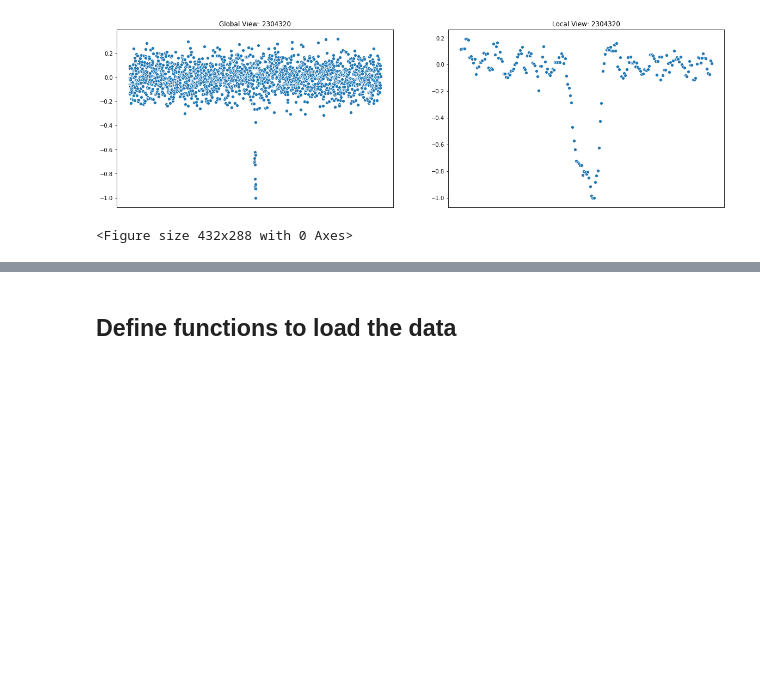
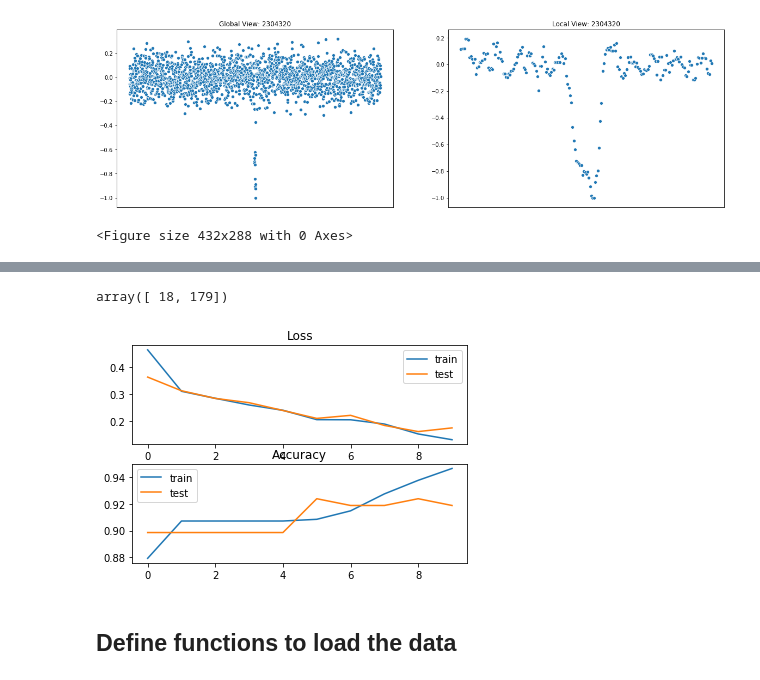
Before and after one commit to travisrmetz/w210, a Jupyter notebook: w2p/exoplanet_model.ipynb, the cells around one changed output, grey strips where cells are left out. Cells and saved outputs as stored; diff of their text form; code cells hidden in the pictures; blank space fills up the shorter version.

Commit message:
model updated

```diff
--- a/w2p/exoplanet_model.ipynb
+++ b/w2p/exoplanet_model.ipynb
@@ -87,8 +100,8 @@ Name: koi_disposition, dtype: int64
 # %%
 LOCAL='localbinned.csv'
 GLOBAL='globalbinned.csv'
-x_local=pd.read_csv(os.path.join(PROCESSED_DATA_DIR,LOCAL))
-x_global=pd.read_csv(os.path.join(PROCESSED_DATA_DIR,GLOBAL))
+x_local=pd.read_csv(os.path.join(PROCESSED_DATA_DIR,LOCAL)).to_numpy()
+x_global=pd.read_csv(os.path.join(PROCESSED_DATA_DIR,GLOBAL)).to_numpy()
 print(x_local.shape)
 print(x_global.shape)
 # %% [output]
@@ -137,0 +132,13 @@ ValueError: Input 0 of layer conv1d is incompatible with the layer: : expected m
+# %%
+
+
+#turn output into categorical variable with encoding
+Y=processed.koi_disposition
+print(Y[0:10])
+le=LabelEncoder()
+le.fit(Y)
+print(le.classes_)
+Y=le.transform(Y)
+print(Y[0:10])
+#Y=tf.keras.utils.to_categorical(Y)
+#print(Y[0:10])
@@ -137,0 +216,8 @@ ValueError: Input 0 of layer conv1d is incompatible with the layer: : expected m
+# %%
+x_local_train, x_local_val, x_global_train, x_global_val, Y_train, Y_val = train_test_split(x_local,x_global, Y, test_size=0.2)
+print(x_local_train.shape)
+print(x_global_train.shape)
+print(Y_train.shape)
+print(x_local_val.shape)
+print(x_global_val.shape)
+print(Y_val.shape)
@@ -137,0 +231,4 @@ ValueError: Input 0 of layer conv1d is incompatible with the layer: : expected m
+# %%
+history=model.fit([x_local_train,x_global_train],Y_train,
+                  validation_data=([x_local_val,x_global_val],Y_val),
+                  epochs=10,batch_size=64,verbose=1)
@@ -138,3 +290,23 @@ ValueError: Input 0 of layer conv1d is incompatible with the layer: : expected m
+# %%
+np.bincount(Y_val)
+# %% [output]
+array([ 18, 179])
+# %%
+from matplotlib import pyplot
+pyplot.subplot(211)
+pyplot.title('Loss')
+pyplot.plot(history.history['loss'], label='train')
+pyplot.plot(history.history['val_loss'], label='test')
+pyplot.legend()
+# plot accuracy during training
+pyplot.subplot(212)
+pyplot.title('Accuracy')
+pyplot.plot(history.history['accuracy'], label='train')
+pyplot.plot(history.history['val_accuracy'], label='test')
+pyplot.legend()
+pyplot.show()
+# %% [output]
+[figure, added]
 # %%
 # the first branch operates on the first input
 x = Dense(8, activation="relu")(inputA)
```
Also changed, not shown: parts of 19 cells of this notebook, 2 other files.
